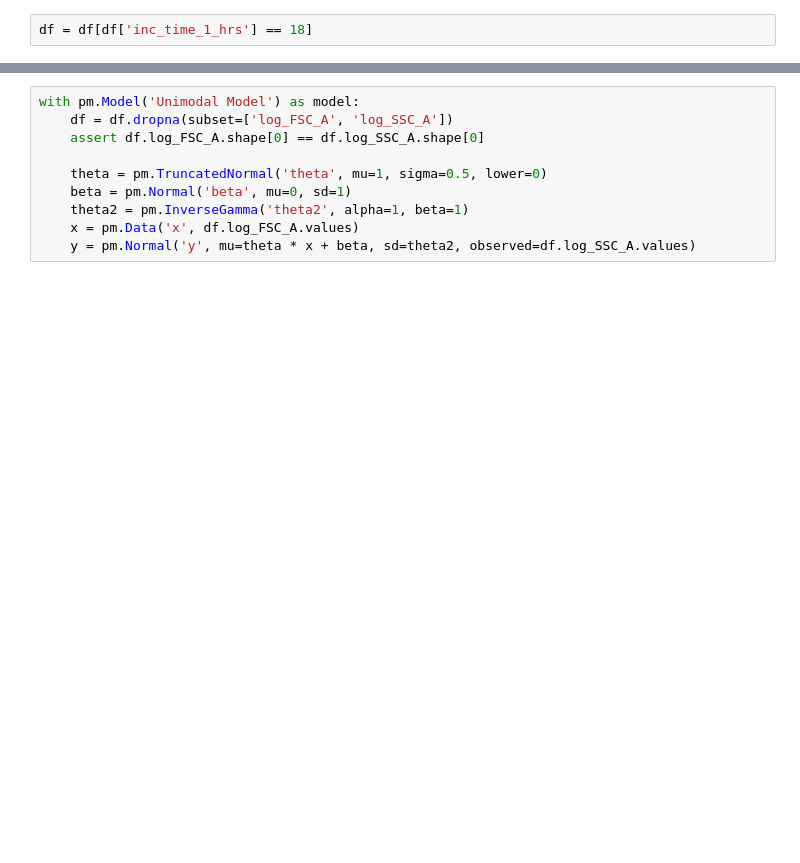
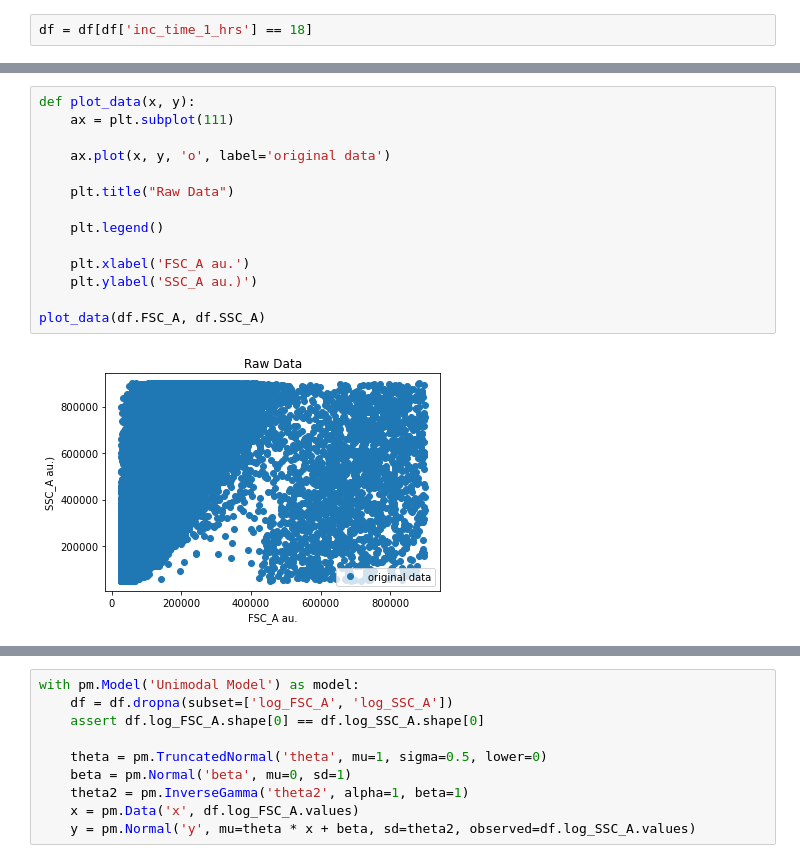
Before and after one commit to rpgoldman/replication-paper-data-analysis, a Jupyter notebook: Examine Bimodality.ipynb, the cells around one changed output, grey strips where cells are left out. Drawn from its saved outputs; the diff is of its cells as text; blank space fills up the shorter version.

```diff
--- a/Examine Bimodality.ipynb
+++ b/Examine Bimodality.ipynb
@@ -140,0 +176,16 @@ LinregressResult(slope=nan, intercept=nan, rvalue=nan, pvalue=nan, stderr=nan, i
+# %%
+def plot_data(x, y):
+    ax = plt.subplot(111)
+
+    ax.plot(x, y, 'o', label='original data')
+
+    plt.title("Raw Data")
+
+    plt.legend()
+
+    plt.xlabel('FSC_A au.')
+    plt.ylabel('SSC_A au.)')
+
+plot_data(df.FSC_A, df.SSC_A)
+# %% [output]
+[figure, added]
```
Also changed, not shown: parts of 165 cells of this notebook, 6 other files.
